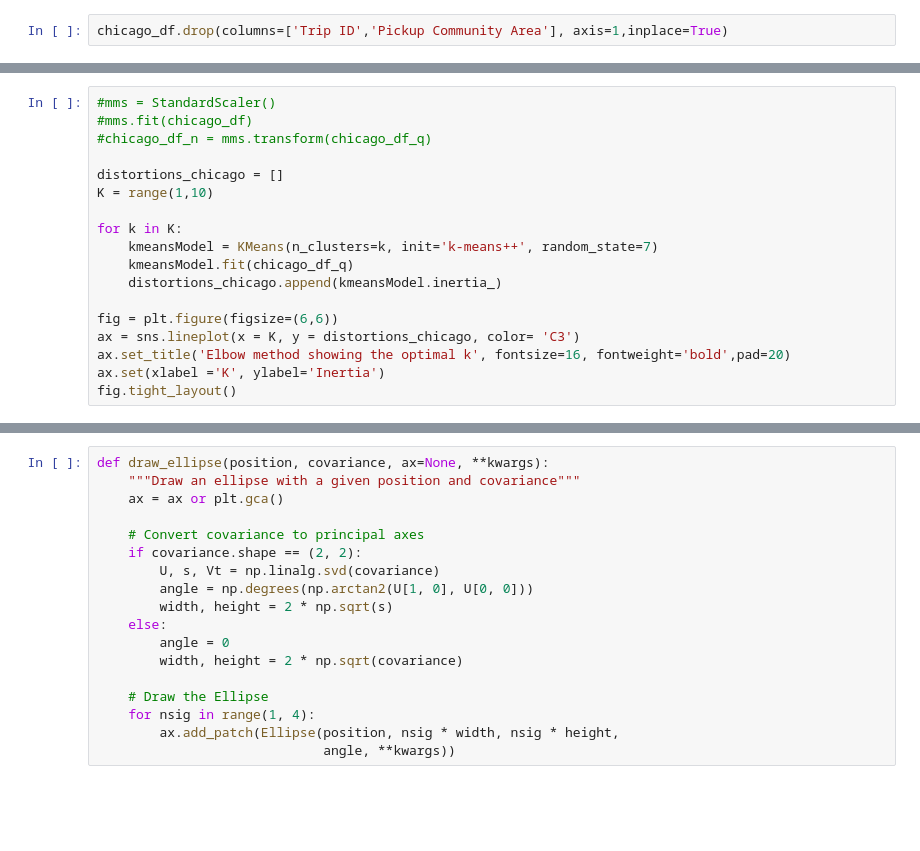
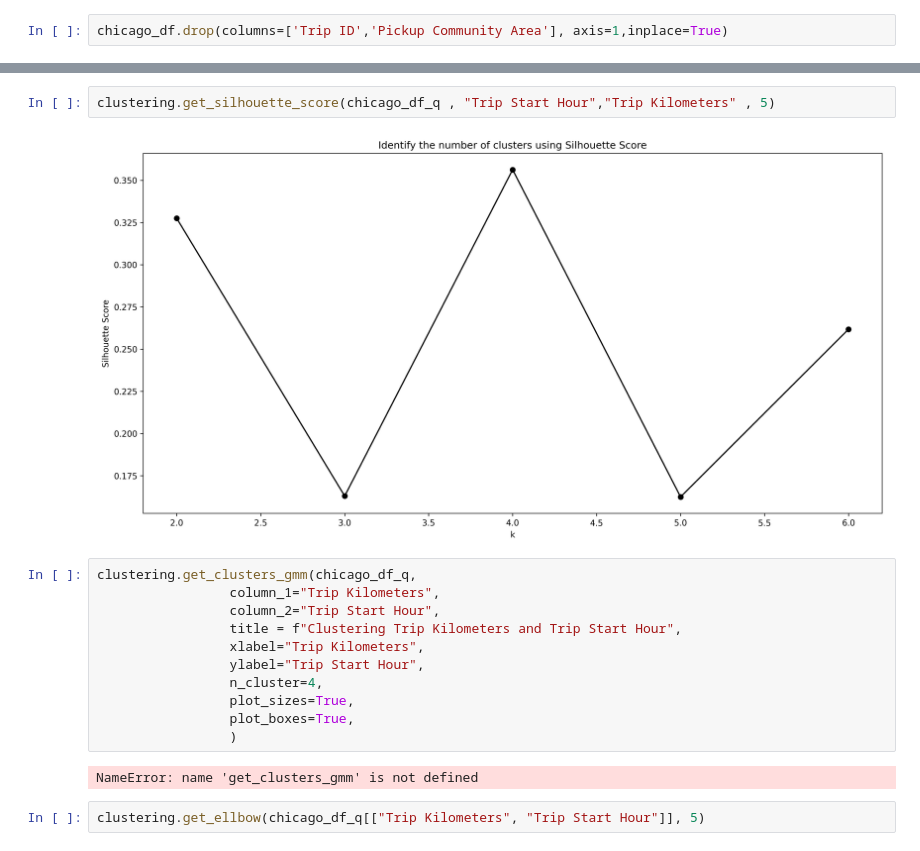
Before and after one commit to SepehrRad/aaa21, a Jupyter notebook: notebooks/clustering.ipynb, the cells around one changed output, grey strips where cells are left out. Drawn from its saved outputs; the diff is of its cells as text; blank space fills up the shorter version.

```diff
--- a/notebooks/clustering.ipynb
+++ b/notebooks/clustering.ipynb
@@ -89,18 +24,0 @@ plt.show()
-# %%
-#mms = StandardScaler()
-#mms.fit(chicago_df)
-#chicago_df_n = mms.transform(chicago_df_q)
-
-distortions_chicago = []
-K = range(1,10)
-
-for k in K:
-    kmeansModel = KMeans(n_clusters=k, init='k-means++', random_state=7)
-    kmeansModel.fit(chicago_df_q)
-    distortions_chicago.append(kmeansModel.inertia_)
-
-fig = plt.figure(figsize=(6,6))
-ax = sns.lineplot(x = K, y = distortions_chicago, color= 'C3')
-ax.set_title('Elbow method showing the optimal k', fontsize=16, fontweight='bold',pad=20)
-ax.set(xlabel ='K', ylabel='Inertia')
-fig.tight_layout()
@@ -148,18 +25,19 @@ def plot_gmm(gmm, X, label=True, ax=None):
-# %%
-def draw_ellipse(position, covariance, ax=None, **kwargs):
-    """Draw an ellipse with a given position and covariance"""
-    ax = ax or plt.gca()
-
-    # Convert covariance to principal axes
-    if covariance.shape == (2, 2):
-        U, s, Vt = np.linalg.svd(covariance)
-        angle = np.degrees(np.arctan2(U[1, 0], U[0, 0]))
-        width, height = 2 * np.sqrt(s)
-    else:
-        angle = 0
-        width, height = 2 * np.sqrt(covariance)
-
-    # Draw the Ellipse
-    for nsig in range(1, 4):
-        ax.add_patch(Ellipse(position, nsig * width, nsig * height,
-                             angle, **kwargs))
+# %%
+clustering.get_silhouette_score(chicago_df_q , "Trip Start Hour","Trip Kilometers" , 5)
+# %% [output]
+[figure, added]
+# %%
+clustering.get_clusters_gmm(chicago_df_q,
+                 column_1="Trip Kilometers",
+                 column_2="Trip Start Hour",
+                 title = f"Clustering Trip Kilometers and Trip Start Hour",
+                 xlabel="Trip Kilometers",
+                 ylabel="Trip Start Hour",
+                 n_cluster=4,
+                 plot_sizes=True,
+                 plot_boxes=True,
+                 )
+# %% [output]
+NameError: name 'get_clusters_gmm' is not defined
+# %%
+clustering.get_ellbow(chicago_df_q[["Trip Kilometers", "Trip Start Hour"]], 5)
```
Also changed, not shown: parts of 12 cells of this notebook, 1 other file.
